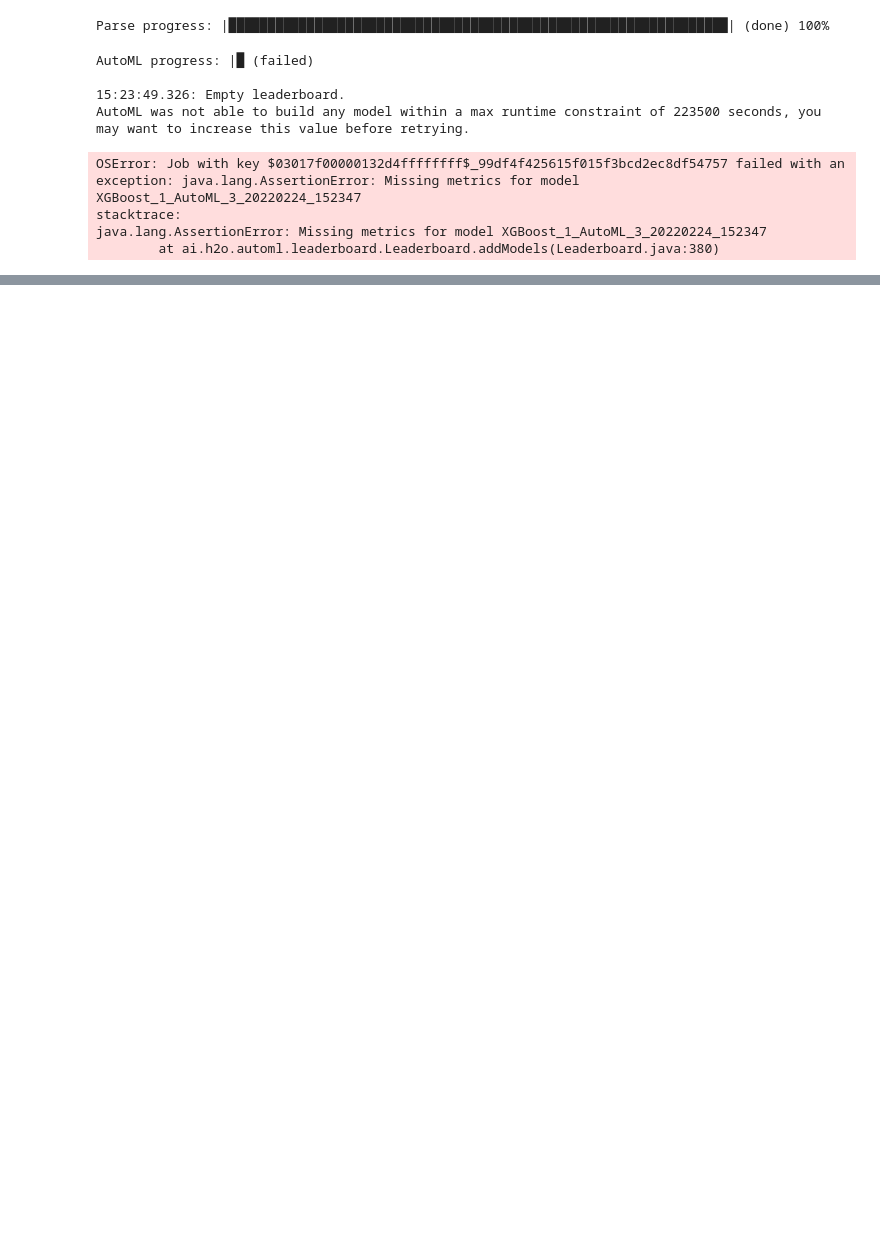
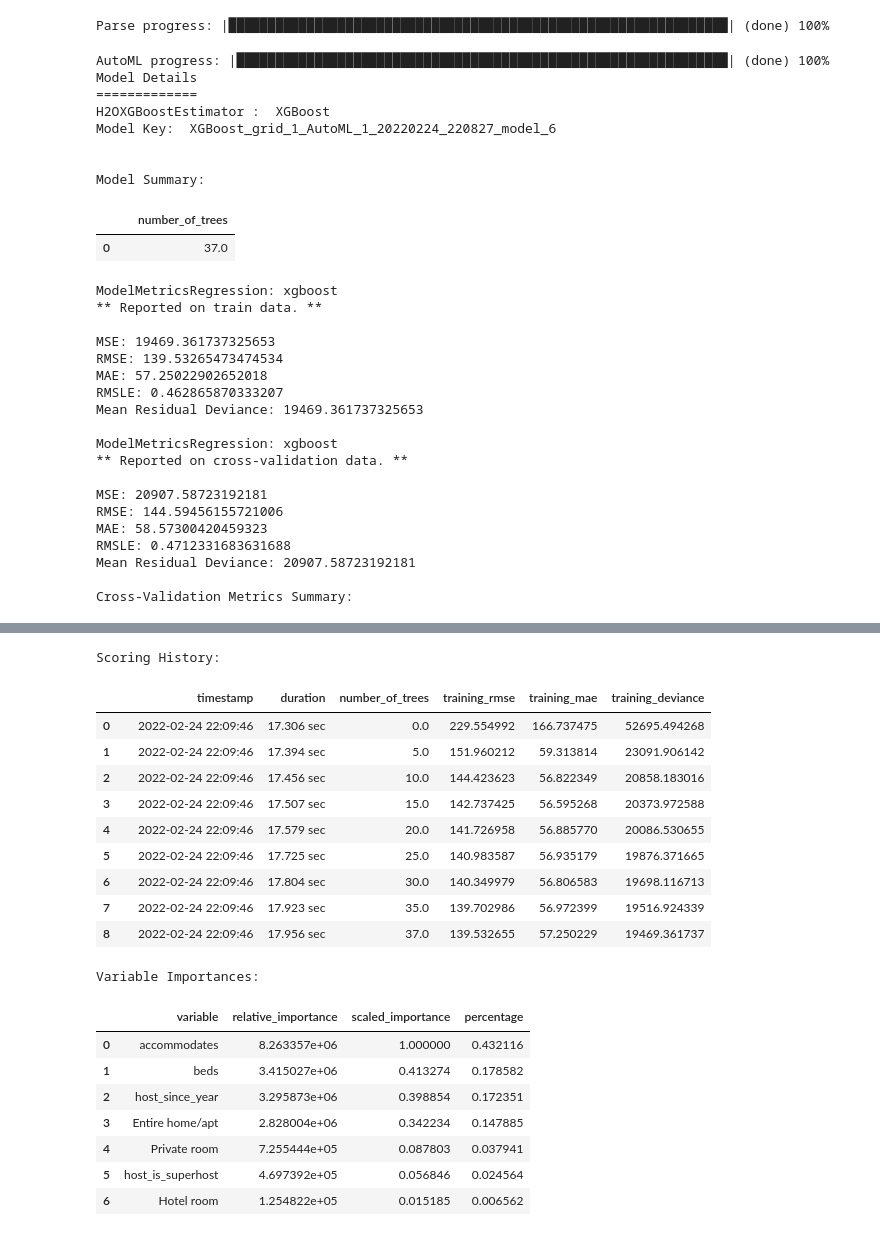
Before and after one commit to VictorPablo12/ML_kaggle_competition, a Jupyter notebook: LIMPIO.ipynb, the cells around one changed output, grey strips where cells are left out. Saved outputs shown, nothing was run; the diff lists cells and outputs as text; code cells hidden in the pictures; blank space fills up the shorter version.

```diff
--- a/LIMPIO.ipynb
+++ b/LIMPIO.ipynb
@@ -285,15 +386,36 @@ splits = train_H2o.split_frame(ratios = [0.85], seed = 42) #Hacemos tts a pelo
 train = splits[0]
 test = splits[1]
 # %%
-aml = H2OAutoML(seed=10, max_runtime_secs = 223500,
-                  max_runtime_secs_per_model = 3600)
+aml = H2OAutoML(seed=10, max_models = 30, max_runtime_secs = 100000000000000000099999999223500,
+                max_runtime_secs_per_model = 999999999993600)
 aml.train(y = y, training_frame = train, leaderboard_frame = test)
 # %% [output]
-AutoML progress: |█ (failed)
+AutoML progress: |███████████████████████████████████████████████████████████████| (done) 100%
+Model Details
+=============
+H2OXGBoostEstimator :  XGBoost
+Model Key:  XGBoost_grid_1_AutoML_1_20220224_220827_model_6
 
-15:23:49.326: Empty leaderboard.
-AutoML was not able to build any model within a max runtime constraint of 223500 seconds, you may want to increase this value before retrying.
+
+Model Summary:
+|  |  | number_of_trees |
+| 0 |  | 37.0 |
-OSError: Job with key $03017f00000132d4ffffffff$_99df4f425615f015f3bcd2ec8df54757 failed with an exception: java.lang.AssertionError: Missing metrics for model XGBoost_1_AutoML_3_20220224_152347
-stacktrace:
-java.lang.AssertionError: Missing metrics for model XGBoost_1_AutoML_3_20220224_152347
-        at ai.h2o.automl.leaderboard.Leaderboard.addModels(Leaderboard.java:380)
+ModelMetricsRegression: xgboost
+** Reported on train data. **
+
+MSE: 19469.361737325653
+RMSE: 139.53265473474534
+MAE: 57.25022902652018
+RMSLE: 0.462865870333207
+Mean Residual Deviance: 19469.361737325653
+
+ModelMetricsRegression: xgboost
+** Reported on cross-validation data. **
+
+MSE: 20907.58723192181
+RMSE: 144.59456155721006
+MAE: 58.57300420459323
+RMSLE: 0.4712331683631688
+Mean Residual Deviance: 20907.58723192181
+
+Cross-Validation Metrics Summary:
@@ -299,0 +430,20 @@ java.lang.AssertionError: Missing metrics for model XGBoost_1_AutoML_3_20220224_
+Scoring History:
+|  |  | timestamp | duration | number_of_trees | training_rmse | training_mae | training_deviance |
+| 0 |  | 2022-02-24 22:09:46 | 17.306 sec | 0.0 | 229.554992 | 166.737475 | 52695.494268 |
+| 1 |  | 2022-02-24 22:09:46 | 17.394 sec | 5.0 | 151.960212 | 59.313814 | 23091.906142 |
+| 2 |  | 2022-02-24 22:09:46 | 17.456 sec | 10.0 | 144.423623 | 56.822349 | 20858.183016 |
+| 3 |  | 2022-02-24 22:09:46 | 17.507 sec | 15.0 | 142.737425 | 56.595268 | 20373.972588 |
+| 4 |  | 2022-02-24 22:09:46 | 17.579 sec | 20.0 | 141.726958 | 56.885770 | 20086.530655 |
+| 5 |  | 2022-02-24 22:09:46 | 17.725 sec | 25.0 | 140.983587 | 56.935179 | 19876.371665 |
+| 6 |  | 2022-02-24 22:09:46 | 17.804 sec | 30.0 | 140.349979 | 56.806583 | 19698.116713 |
+| 7 |  | 2022-02-24 22:09:46 | 17.923 sec | 35.0 | 139.702986 | 56.972399 | 19516.924339 |
+| 8 |  | 2022-02-24 22:09:46 | 17.956 sec | 37.0 | 139.532655 | 57.250229 | 19469.361737 |
+Variable Importances:
+|  | variable | relative_importance | scaled_importance | percentage |
+| 0 | accommodates | 8.263357e+06 | 1.000000 | 0.432116 |
+| 1 | beds | 3.415027e+06 | 0.413274 | 0.178582 |
+| 2 | host_since_year | 3.295873e+06 | 0.398854 | 0.172351 |
+| 3 | Entire home/apt | 2.828004e+06 | 0.342234 | 0.147885 |
+| 4 | Private room | 7.255444e+05 | 0.087803 | 0.037941 |
+| 5 | host_is_superhost | 4.697392e+05 | 0.056846 | 0.024564 |
+| 6 | Hotel room | 1.254822e+05 | 0.015185 | 0.006562 |
```
Also changed, not shown: parts of 59 cells of this notebook, 1 other file.
